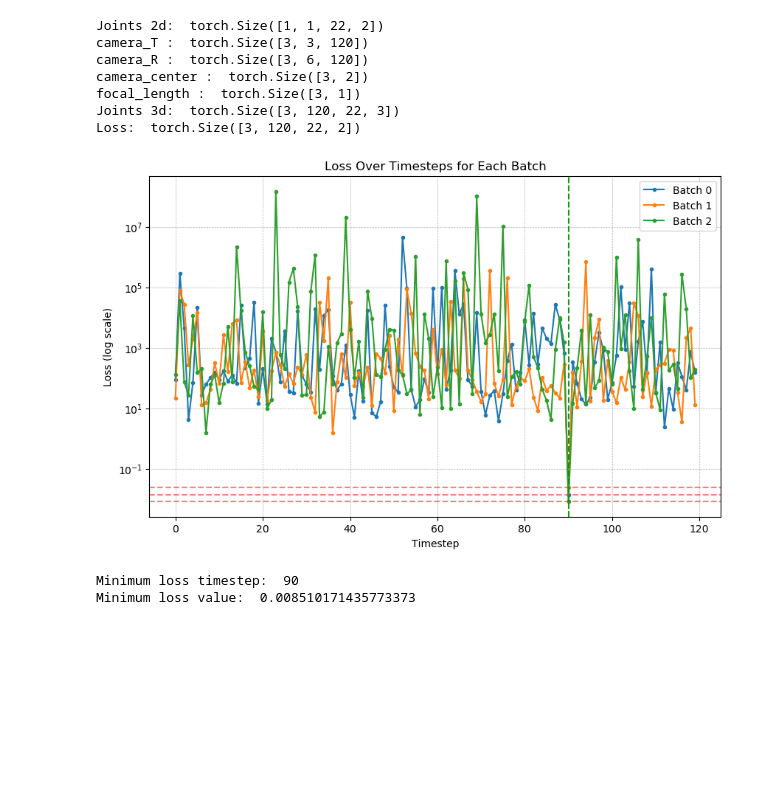
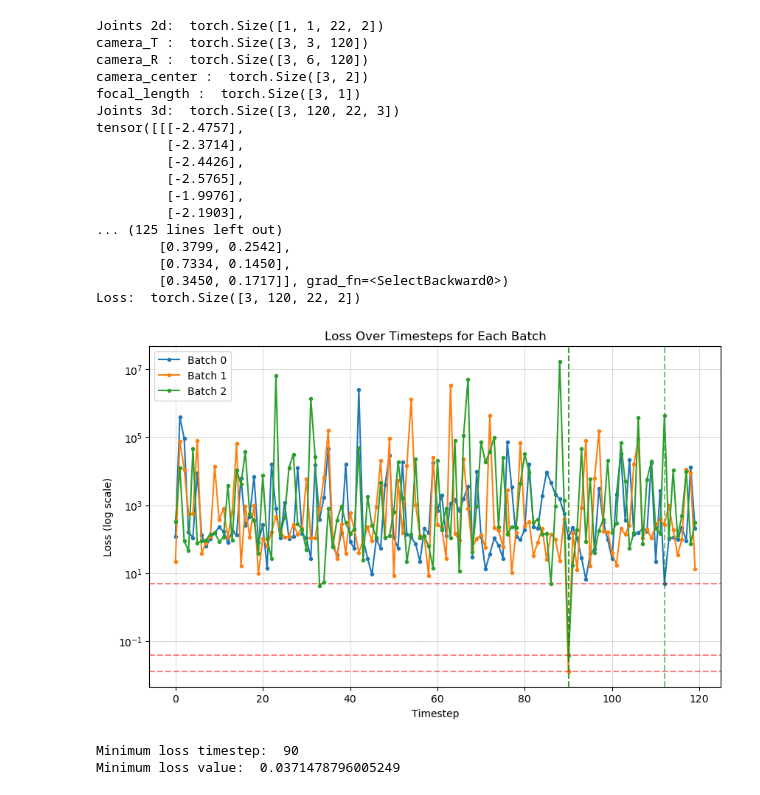
Before and after one commit to XezXey/Diffusion-Noise-Optimization, a Jupyter notebook: misc/check_reprojection_loss/check.ipynb, the cells around one changed output. Drawn from its saved outputs; the diff is of its cells as text; code cells hidden in the pictures; blank space fills up the shorter version.

```diff
--- a/misc/check_reprojection_loss/check.ipynb
+++ b/misc/check_reprojection_loss/check.ipynb
@@ -15,9 +15,13 @@ target_joints_2d = target_joints_2d[None, None, :, :]
 target_joints_2d = th.tensor(target_joints_2d, dtype=th.float32)
 print("Joints 2d: ", target_joints_2d.shape)
 
-dat = '/home/mint/Dev/HumanMotion/Diffusion-Noise-Optimization/save/mdm_avg_dno/samples_000500000_avg_seed20_a_person_is_standing/pose_editing_reprojection_dno/results.npy'
+dat = '/home/mint/Dev/HumanMotion/Diffusion-Noise-Optimization/save/mdm_avg_dno/samples_000500000_avg_seed20_a_person_is_standing_stilll/pose_editing_reprojection_dno/results.npy'
+# dat = '/home/mint/Dev/HumanMotion/Diffusion-Noise-Optimization/save/mdm_avg_dno/samples_000500000_avg_seed20_a_person_is_standing/pose_editing_reprojection_dno/results.npy'
+# dat = '/home/mint/Dev/HumanMotion/Diffusion-Noise-Optimization/save/mdm_avg_dno/samples_000500000_avg_seed20_a_standing_still_person/pose_editing_reprojection_dno/results.npy'
 dat = np.load(dat, allow_pickle=True).item()
-cam_dat = th.load('/home/mint/Dev/HumanMotion/Diffusion-Noise-Optimization/save/mdm_avg_dno/samples_000500000_avg_seed20_a_person_is_standing/pose_editing_reprojection_dno/cam_dict.pt')
+cam_dat = th.load('/home/mint/Dev/HumanMotion/Diffusion-Noise-Optimization/save/mdm_avg_dno/samples_000500000_avg_seed20_a_person_is_standing_stilll/pose_editing_reprojection_dno/cam_dict.pt')
+# cam_dat = th.load('/home/mint/Dev/HumanMotion/Diffusion-Noise-Optimization/save/mdm_avg_dno/samples_000500000_avg_seed20_a_person_is_standing/pose_editing_reprojection_dno/cam_dict.pt')
+# cam_dat = th.load('/home/mint/Dev/HumanMotion/Diffusion-Noise-Optimization/save/mdm_avg_dno/samples_000500000_avg_seed20_a_standing_still_person/pose_editing_reprojection_dno/cam_dict.pt')
 
 joints_3d = dat['motion']   # B x 22 x 3 x T
 cam_dict = cam_dat
@@ -27,6 +31,9 @@ joints_3d = th.tensor(joints_3d, dtype=th.float32)[1:, ...]
 joints_3d = joints_3d.permute(0, 3, 1, 2)
 print("Joints 3d: ", joints_3d.shape)
 loss, joints_3d_projection = reprojection_loss(joints_3d, target_joints_2d, cam_dict)
+print(joints_3d_projection[0][90])
+print(joints_3d_projection[1][90])
+print(joints_3d_projection[2][90])
 print("Loss: ", loss.shape)
 
 loss = loss.detach().cpu().numpy()
@@ -53,34 +60,50 @@ plt.title("Loss Over Timesteps for Each Batch")
 plt.legend()
 plt.grid(True, which="both", linestyle="--", linewidth=0.5)
 
 # Show plot
 plt.show()
 
 
 # Plot joints 2d on the minimum loss timestep
 min_loss_timestep = min_loss_timestep.item()
 print("Minimum loss timestep: ", min_loss_timestep)
 min_loss_value = min_loss_value.item()
 print("Minimum loss value: ", min_loss_value)
 joints_3d_projection = joints_3d_projection.detach().cpu().numpy()
 # joints_3d_projection = joints_3d_projection[:, min_loss_timestep, ...]
 
 import plotly.graph_objects as go
 fig = go.Figure()
 for i in range(batch_size):
     fig.add_trace(go.Scatter(x=target_joints_2d[0, 0, :, 0], y=1-target_joints_2d[0, 0, :, 1], mode='markers', name='Target 2D Joints'))
     fig.add_trace(go.Scatter(x=joints_3d_projection[i, min_loss_timestep, :, 0], y=1-joints_3d_projection[i, min_loss_timestep, :, 1], mode='markers', name='Projected 3D Joints'))
     fig.update_layout(title_text="2D Joints and Projected 3D Joints on Minimum Loss Timestep")
+    # Make it's square grid and equal aspect ratio with 0-1 range
+    fig.update_xaxes(range=[0, 1])
+    fig.update_yaxes(range=[0, 1])
+    fig.update_xaxes(scaleanchor="y", scaleratio=1)
+    fig.update_yaxes(scaleanchor="x", scaleratio=1)
+    fig.update_layout(width=800, height=800)
 fig.show()
 # %% [output]
 Joints 2d:  torch.Size([1, 1, 22, 2])
 camera_T :  torch.Size([3, 3, 120])
 camera_R :  torch.Size([3, 6, 120])
 camera_center :  torch.Size([3, 2])
 focal_length :  torch.Size([3, 1])
 Joints 3d:  torch.Size([3, 120, 22, 3])
+tensor([[[-2.4757],
+         [-2.3714],
+         [-2.4426],
+         [-2.5765],
+         [-1.9976],
+         [-2.1903],
+... (125 lines left out)
+        [0.3799, 0.2542],
+        [0.7334, 0.1450],
+        [0.3450, 0.1717]], grad_fn=<SelectBackward0>)
 Loss:  torch.Size([3, 120, 22, 2])
-[figure, old version]
+[figure, new version]
 Minimum loss timestep:  90
-Minimum loss value:  0.008510171435773373
+Minimum loss value:  0.0371478796005249
 [interactive output not drawn]
```
Also changed, not shown: 5 other files.
